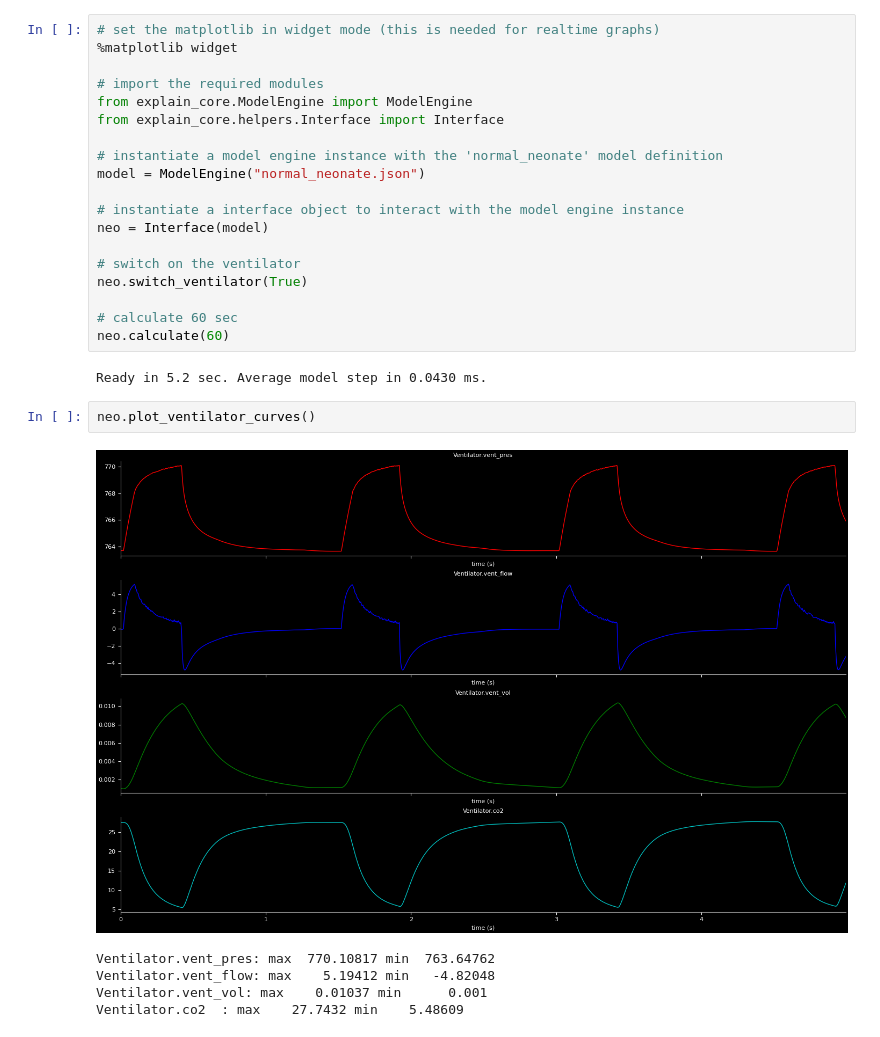
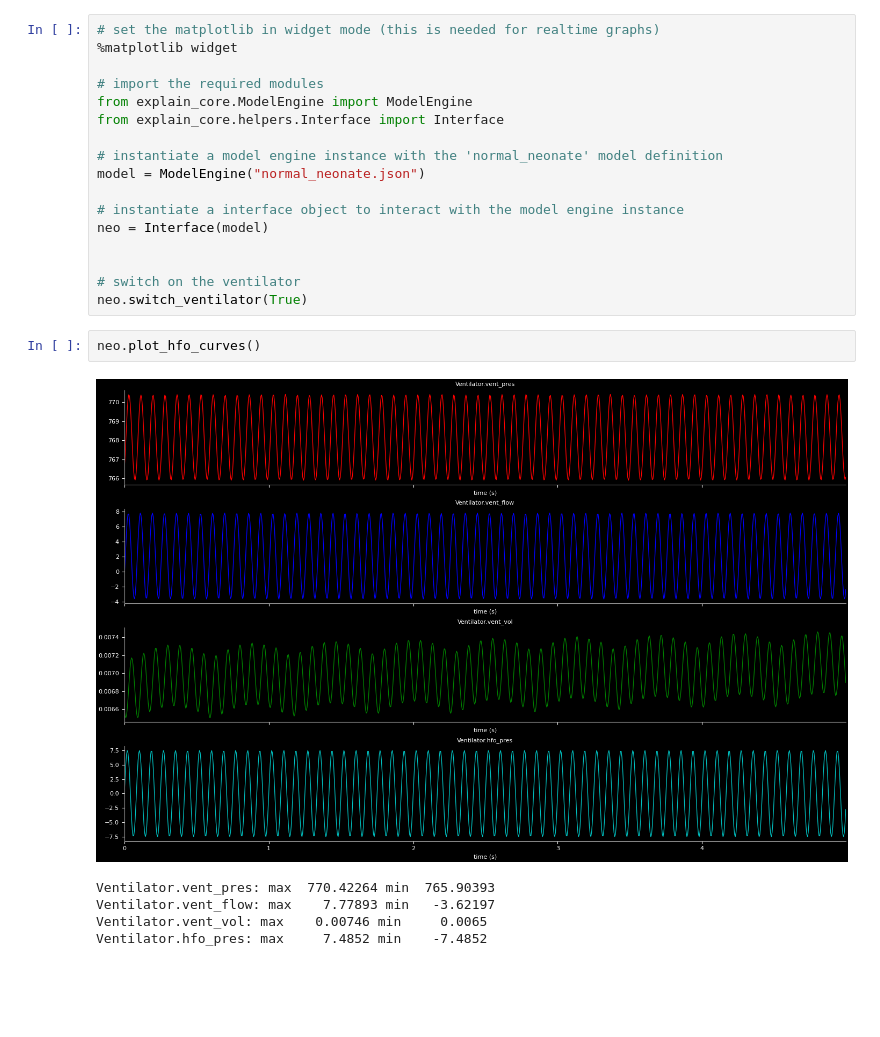
Before and after one commit to Dobutamine/explain-python, a Jupyter notebook: test.ipynb, the cells around one changed output. Cells and saved outputs as stored; diff of their text form; blank space fills up the shorter version.

Commit message:
HFOV ventilator model

```diff
--- a/test.ipynb
+++ b/test.ipynb
@@ -12,18 +12,14 @@ model = ModelEngine("normal_neonate.json")
 # instantiate a interface object to interact with the model engine instance
 neo = Interface(model)
 
+
 # switch on the ventilator
 neo.switch_ventilator(True)
-
-# calculate 60 sec
-neo.calculate(60)
-# %% [output]
-Ready in 5.2 sec. Average model step in 0.0430 ms.
 # %%
-neo.plot_ventilator_curves()
+neo.plot_hfo_curves()
 # %% [output]
-[figure, old version]
+[figure, new version]
-Ventilator.vent_pres: max  770.10817 min  763.64762
-Ventilator.vent_flow: max    5.19412 min   -4.82048
-Ventilator.vent_vol: max    0.01037 min      0.001
-Ventilator.co2  : max    27.7432 min    5.48609
+Ventilator.vent_pres: max  770.42264 min  765.90393
+Ventilator.vent_flow: max    7.77893 min   -3.62197
+Ventilator.vent_vol: max    0.00746 min     0.0065
+Ventilator.hfo_pres: max     7.4852 min    -7.4852
```
Also changed, not shown: parts of 4 cells of this notebook, 3 other files.
